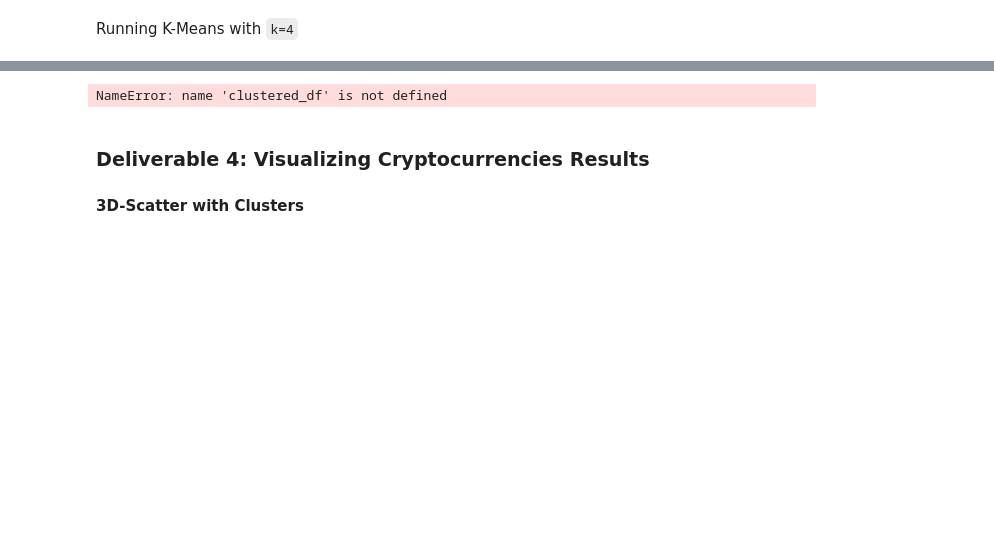
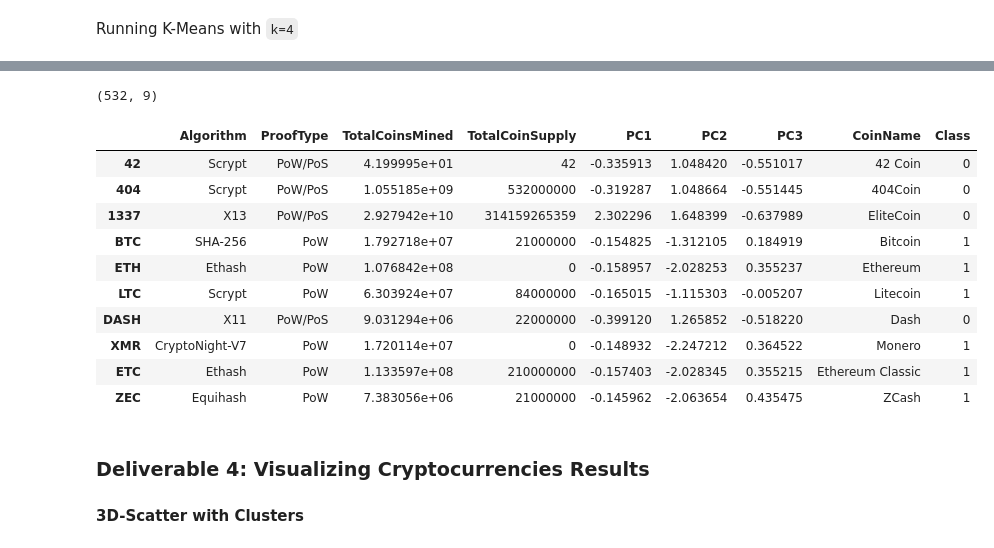
Before and after one commit to serpaulus/Cryptocurrencies, a Jupyter notebook: crypto_clustering.ipynb, the cells around one changed output, grey strips where cells are left out. Drawn from its saved outputs; the diff is of its cells as text; code cells hidden in the pictures; blank space fills up the shorter version.

```diff
--- a/crypto_clustering.ipynb
+++ b/crypto_clustering.ipynb
@@ -260,0 +249,10 @@ Running K-Means with `k=4`
+# %%
+# Initialize the K-Means model.
+model = KMeans(n_clusters=4)
+
+# Fitting model
+model.fit(pcs_df)
+
+# Predict clusters
+predictions = model.predict(pcs_df)
+predictions
@@ -261,19 +277,30 @@ Running K-Means with `k=4`
 # %%
 # Create a new DataFrame including predicted clusters and cryptocurrencies features.
 # Concatentate the crypto_df and pcs_df DataFrames on the same columns.
-# YOUR CODE HERE
+clustered_df = pd.concat([crypto_df, pcs_df], axis=1)
 
 #  Add a new column, "CoinName" to the clustered_df DataFrame that holds the names of the cryptocurrencies.
-# YOUR CODE HERE
+clustered_df['CoinName'] = coins_name['CoinName']
 
 #  Add a new column, "Class" to the clustered_df DataFrame that holds the predictions.
-# YOUR CODE HERE
+clustered_df['Class'] = predictions
 
 # Print the shape of the clustered_df
 print(clustered_df.shape)
 clustered_df.head(10)
 # %% [output]
-NameError: name 'clustered_df' is not defined
+(532, 9)
+|  | Algorithm | ProofType | TotalCoinsMined | TotalCoinSupply | PC1 | PC2 | PC3 | CoinName | Class |
+| 42 | Scrypt | PoW/PoS | 4.199995e+01 | 42 | -0.335913 | 1.048420 | -0.551017 | 42 Coin | 0 |
+| 404 | Scrypt | PoW/PoS | 1.055185e+09 | 532000000 | -0.319287 | 1.048664 | -0.551445 | 404Coin | 0 |
+| 1337 | X13 | PoW/PoS | 2.927942e+10 | 314159265359 | 2.302296 | 1.648399 | -0.637989 | EliteCoin | 0 |
+| BTC | SHA-256 | PoW | 1.792718e+07 | 21000000 | -0.154825 | -1.312105 | 0.184919 | Bitcoin | 1 |
+| ETH | Ethash | PoW | 1.076842e+08 | 0 | -0.158957 | -2.028253 | 0.355237 | Ethereum | 1 |
+| LTC | Scrypt | PoW | 6.303924e+07 | 84000000 | -0.165015 | -1.115303 | -0.005207 | Litecoin | 1 |
+| DASH | X11 | PoW/PoS | 9.031294e+06 | 22000000 | -0.399120 | 1.265852 | -0.518220 | Dash | 0 |
+| XMR | CryptoNight-V7 | PoW | 1.720114e+07 | 0 | -0.148932 | -2.247212 | 0.364522 | Monero | 1 |
+| ETC | Ethash | PoW | 1.133597e+08 | 210000000 | -0.157403 | -2.028345 | 0.355215 | Ethereum Classic | 1 |
+| ZEC | Equihash | PoW | 7.383056e+06 | 21000000 | -0.145962 | -2.063654 | 0.435475 | ZCash | 1 |
 # %% [markdown]
 ### Deliverable 4: Visualizing Cryptocurrencies Results
 
```
Also changed, not shown: parts of 16 cells of this notebook.
